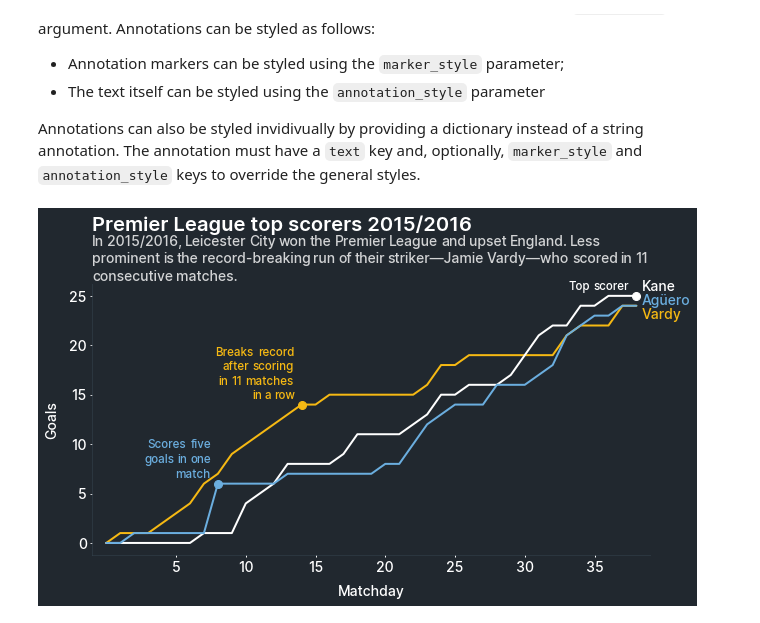
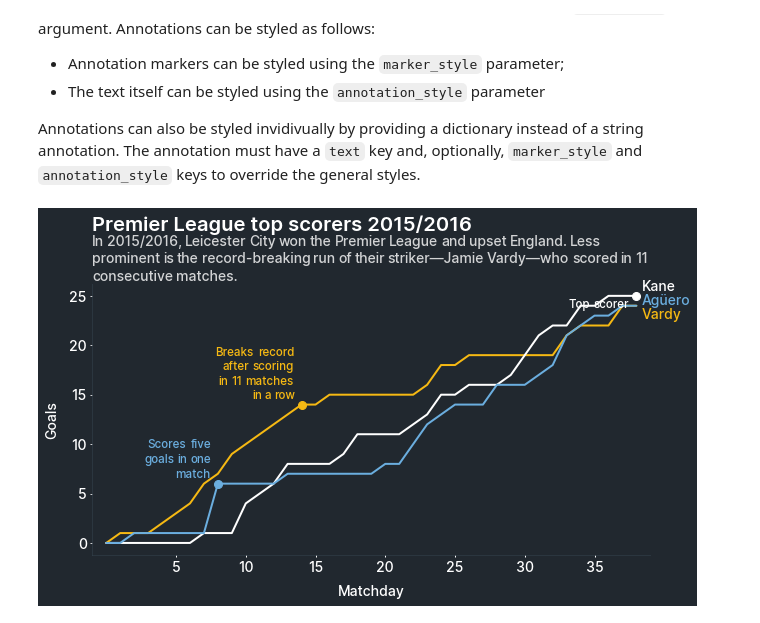
Before and after one commit to NicholasMamo/multiplex-plot, a Jupyter notebook: examples/3. Time Series.ipynb, the cells around one changed output. Cells and saved outputs as stored; diff of their text form; code cells hidden in the pictures.

Commit message:
Fix the text visualization not displaying correctly

```diff
--- a/examples/3. Time Series.ipynb
+++ b/examples/3. Time Series.ipynb
@@ -123,38 +123,38 @@ aguero_annotations[8] = {
 kane_annotations = [ None ] * len(df.index.to_list())
 kane_annotations[-1] = {
     'text': 'Top scorer',
-    'annotation_style': { 'va': 'bottom' }
+    'annotation_style': { }
 }
 
 """
 Draw the time series with the annotations
 """
 viz.draw_time_series(df.index.to_list(), df.Vardy.to_list(),
                      color='#F6B913', linewidth=2,
                      label='Vardy', label_style={ 'fontweight': '500' },
                      annotations=vardy_annotations, marker_style={ 'marker': 'o' },
                      annotation_style={ 'fontsize': 'small', 'align': 'right' }
                     )
 viz.draw_time_series(df.index.to_list(), df.Kane.to_list(),
                      color='#FFFFFF', linewidth=2,
                      label='Kane', label_style={ 'fontweight': '500' },
                      annotations=kane_annotations, marker_style={ 'marker': 'o' },
-                     annotation_style={ 'fontsize': 'small', 'align': 'right', 'va': 'bottom' }
+                     annotation_style={ 'fontsize': 'small', 'align': 'right' }
                     )
 viz.draw_time_series(df.index.to_list(), df.Aguero.to_list(),
                      color='#6BAEDF', linewidth=2,
                      label='Agüero', label_style={ 'fontweight': '500' },
                      annotations=aguero_annotations, marker_style={ 'marker': 'o' },
                      annotation_style={ 'fontsize': 'small', 'align': 'right' }
                     )
 
 viz.set_xlim(-1, 39)
 viz.set_xticks(range(5, 38, 5))
 viz.set_xlabel('Matchday')
 viz.set_ylabel('Goals')
 
 viz.set_title('Premier League top scorers 2015/2016', loc='left')
 viz.set_caption('In 2015/2016, Leicester City won the Premier League and upset England. Less prominent is the record-breaking run of their striker—Jamie Vardy—who scored in 11 consecutive matches.')
 plt.savefig('exports/3-time-series.png', dpi=300, bbox_inches='tight')
 # %% [output]
-[figure, old version]
+[figure, new version]
```
Also changed, not shown: 4 other files.
